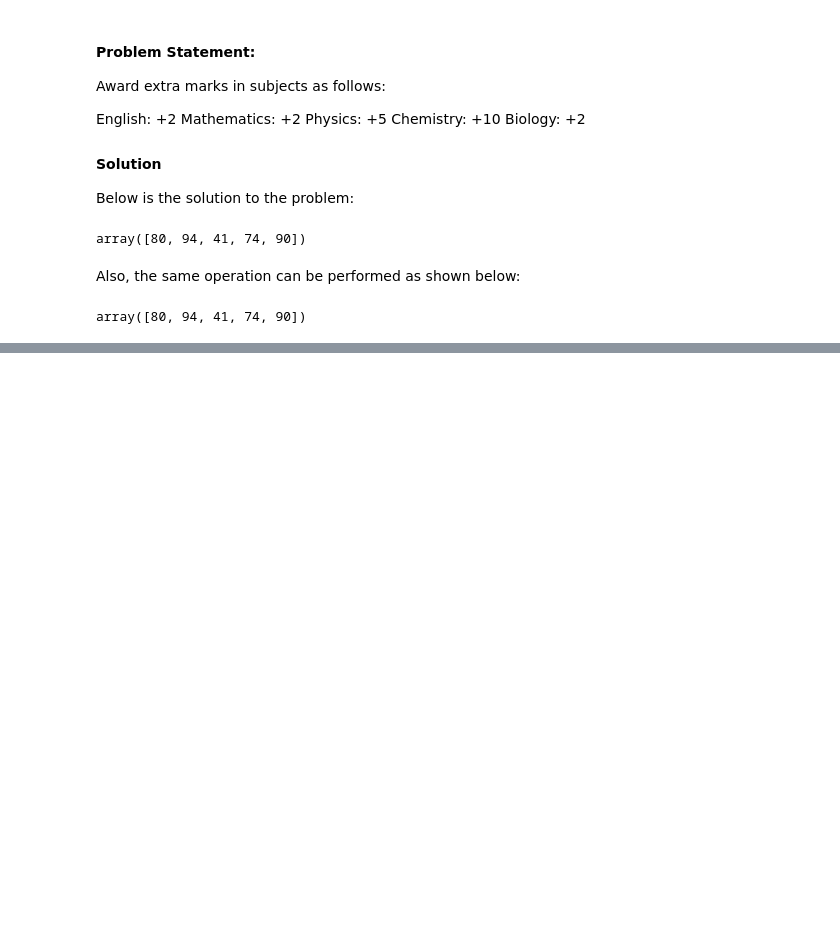
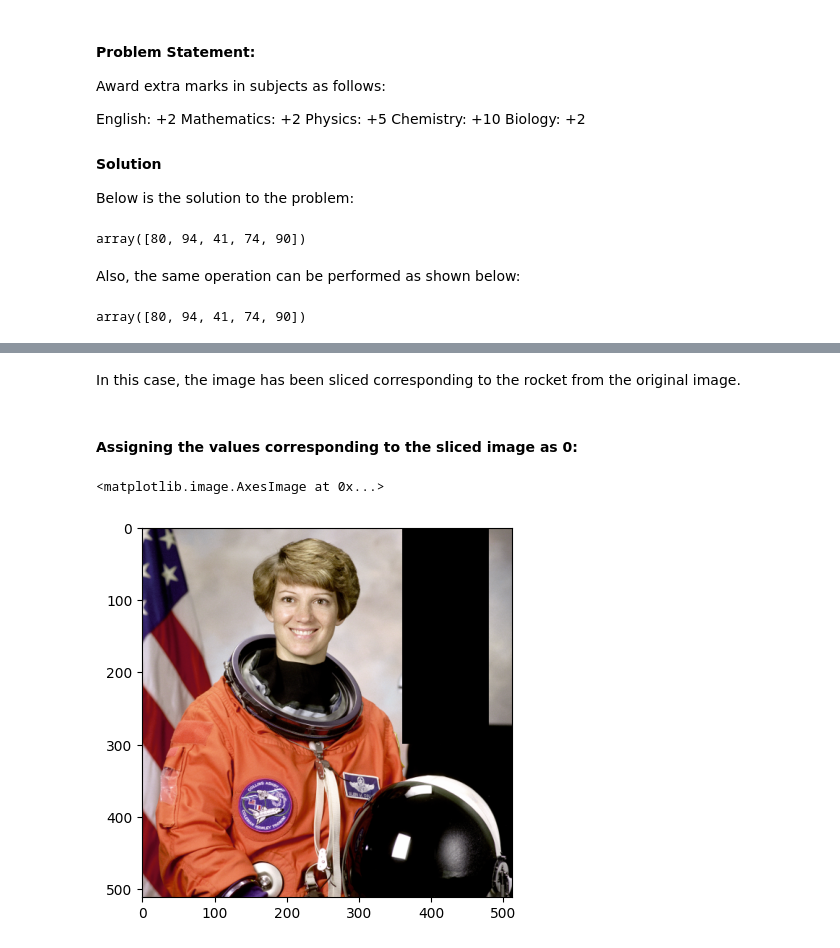
Before and after one commit to SHIVAM-MARS/Python, a Jupyter notebook: 3. Python Numpy/Infosys.ipynb, the cells around one changed output, grey strips where cells are left out. Drawn from its saved outputs; the diff is of its cells as text; code cells hidden in the pictures; blank space fills up the shorter version.

```diff
--- a/3. Python Numpy/Infosys.ipynb
+++ b/3. Python Numpy/Infosys.ipynb
@@ -619,0 +797,10 @@ In addition to arithmetic operations, several other mathemetical operations like
+# %% [markdown]
+In this case, the image has been sliced corresponding to the rocket from the original image.
+# %% [markdown]
+#### Assigning the values corresponding to the sliced image as 0:
+# %%
+img[0:300,360:480,:] = 0
+plt.imshow(img)
+# %% [output]
+<matplotlib.image.AxesImage at 0x...>
+[figure, added]
```
Also changed, not shown: parts of 55 cells of this notebook, 2 other files.
